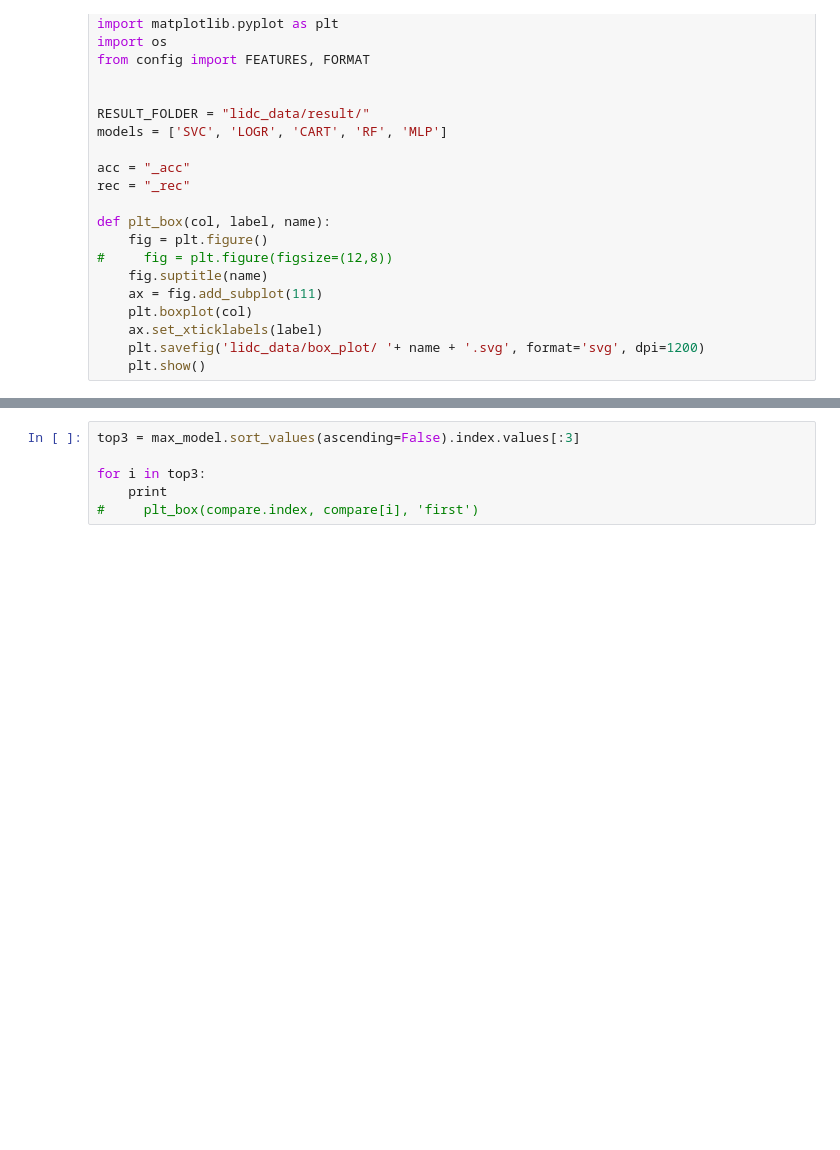
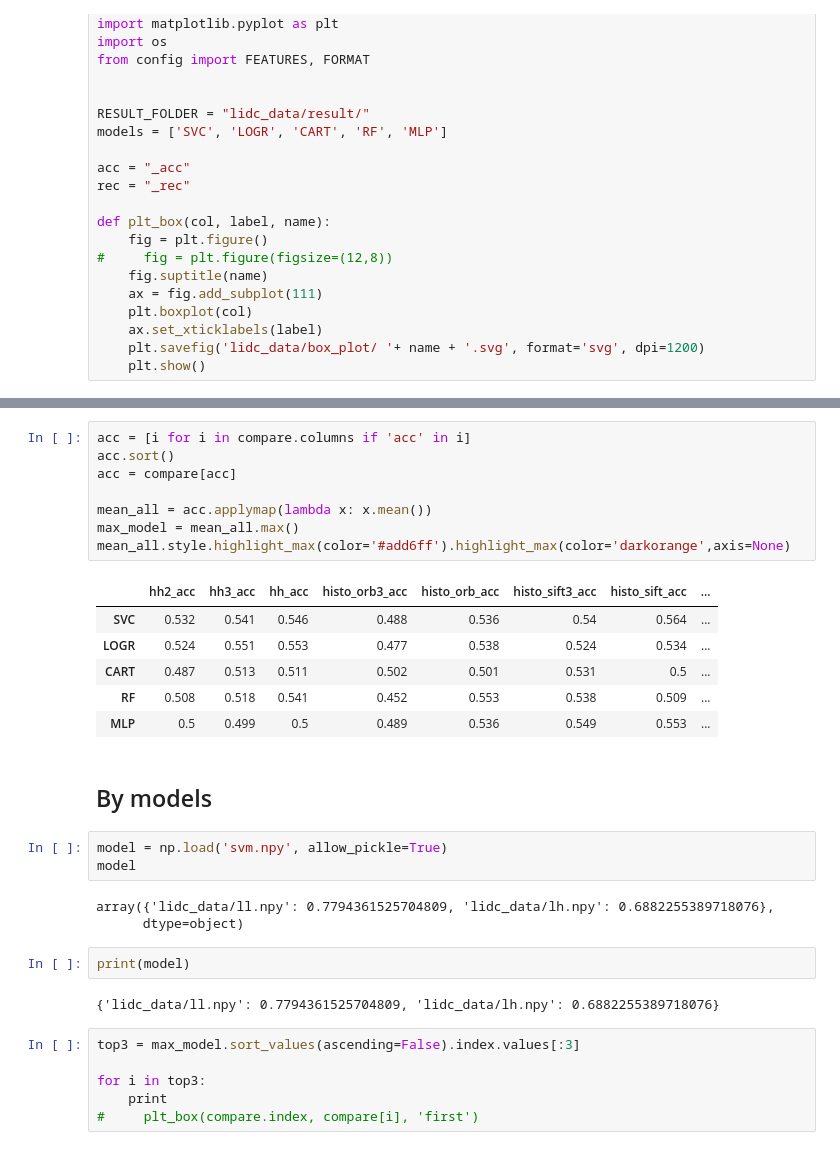
Before and after one commit to yeexunwei/lung-cancer-image-classification, a Jupyter notebook: Models Comparison.ipynb, the cells around one changed output, grey strips where cells are left out. Cells and saved outputs as stored; diff of their text form; blank space fills up the shorter version.

```diff
--- a/Models Comparison.ipynb
+++ b/Models Comparison.ipynb
@@ -61,3 +62,30 @@ mean_all.style.highlight_max(color='#add6ff').highlight_max(color='darkorange',a
+# %%
+acc = [i for i in compare.columns if 'acc' in i]
+acc.sort()
+acc = compare[acc]
+
+mean_all = acc.applymap(lambda x: x.mean())
+max_model = mean_all.max()
+mean_all.style.highlight_max(color='#add6ff').highlight_max(color='darkorange',axis=None)
+# %% [output]
+|  | hh2_acc | hh3_acc | hh_acc | histo_orb3_acc | histo_orb_acc | histo_sift3_acc | histo_sift_acc | ... |
+| SVC | 0.532 | 0.541 | 0.546 | 0.488 | 0.536 | 0.54 | 0.564 | ... |
+| LOGR | 0.524 | 0.551 | 0.553 | 0.477 | 0.538 | 0.524 | 0.534 | ... |
+| CART | 0.487 | 0.513 | 0.511 | 0.502 | 0.501 | 0.531 | 0.5 | ... |
+| RF | 0.508 | 0.518 | 0.541 | 0.452 | 0.553 | 0.538 | 0.509 | ... |
+| MLP | 0.5 | 0.499 | 0.5 | 0.489 | 0.536 | 0.549 | 0.553 | ... |
+# %% [markdown]
+## By models
+# %%
+model = np.load('svm.npy', allow_pickle=True)
+model
+# %% [output]
+array({'lidc_data/ll.npy': 0.7794361525704809, 'lidc_data/lh.npy': 0.6882255389718076},
+      dtype=object)
+# %%
+print(model)
+# %% [output]
+{'lidc_data/ll.npy': 0.7794361525704809, 'lidc_data/lh.npy': 0.6882255389718076}
 # %%
 top3 = max_model.sort_values(ascending=False).index.values[:3]
 
```
Also changed, not shown: parts of 3 cells of this notebook, 6 other files.
